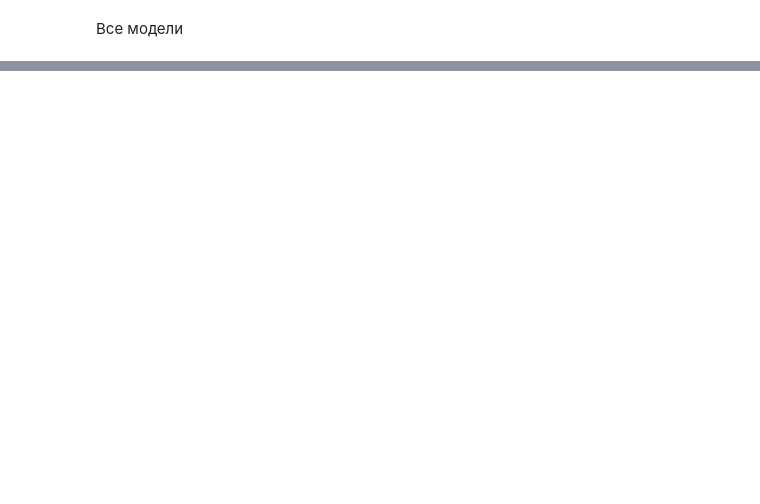
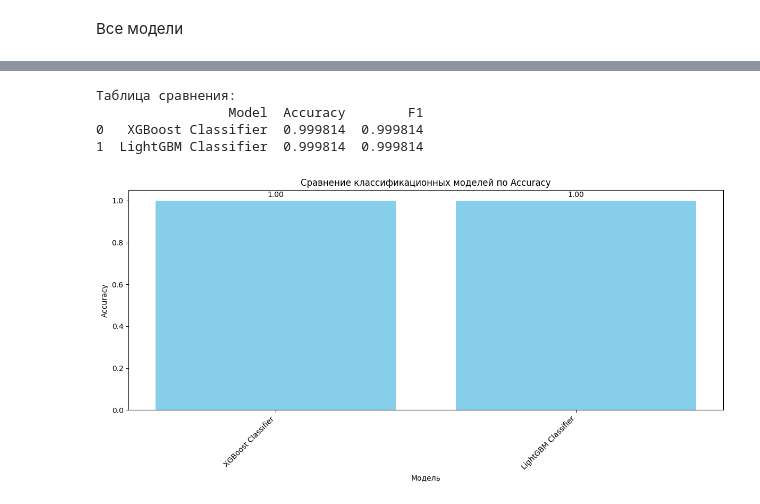
Before and after one commit to Vaiforo/ML1, a Jupyter notebook: k4_lab3.ipynb, the cells around one changed output, grey strips where cells are left out. Saved outputs shown, nothing was run; the diff lists cells and outputs as text; code cells hidden in the pictures; blank space fills up the shorter version.

```diff
--- a/k4_lab3.ipynb
+++ b/k4_lab3.ipynb
@@ -499,3 +679,32 @@ plt.show()
+# %%
+results = []
+for model, name in zip(models2, model_names2):
+    y_pred = model.predict(X_test_copy)
+    accuracy = accuracy_score(y_test, y_pred)
+    f1 = f1_score(y_test, y_pred, average='binary')
+    results.append({'Model': name, 'Accuracy': accuracy, 'F1': f1})
+
+df = pd.DataFrame(results)
+df = df.sort_values(by='Accuracy', ascending=False)
+print("Таблица сравнения:")
+print(df)
+
+plt.figure(figsize=(12, 6))
+plt.bar(df['Model'], df['Accuracy'], color='skyblue')
+plt.xlabel('Модель')
+plt.ylabel('Accuracy')
+plt.title('Сравнение классификационных моделей по Accuracy')
+plt.xticks(rotation=45, ha='right')
+for i, v in enumerate(df['Accuracy']):
+    plt.text(i, v + 0.01, f'{v:.2f}', ha='center', va='bottom')
+plt.tight_layout()
+plt.show()
+# %% [output]
+Таблица сравнения:
+                 Model  Accuracy        F1
+0   XGBoost Classifier  0.999814  0.999814
+1  LightGBM Classifier  0.999814  0.999814
+[figure, added]
 # %%
 class_names = ['No Alarm', 'Alarm']
 fig = plt.figure(figsize=(15, 10))
```
Also changed, not shown: parts of 39 cells of this notebook, 4 other files.
